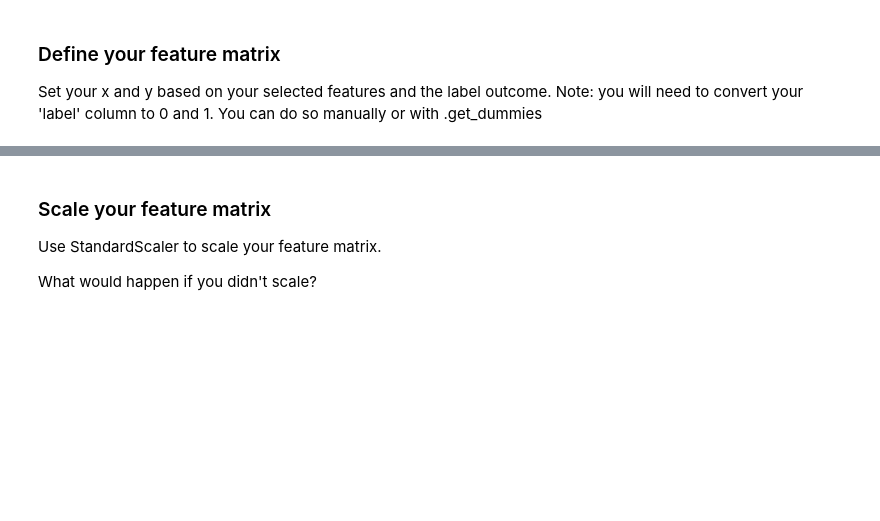
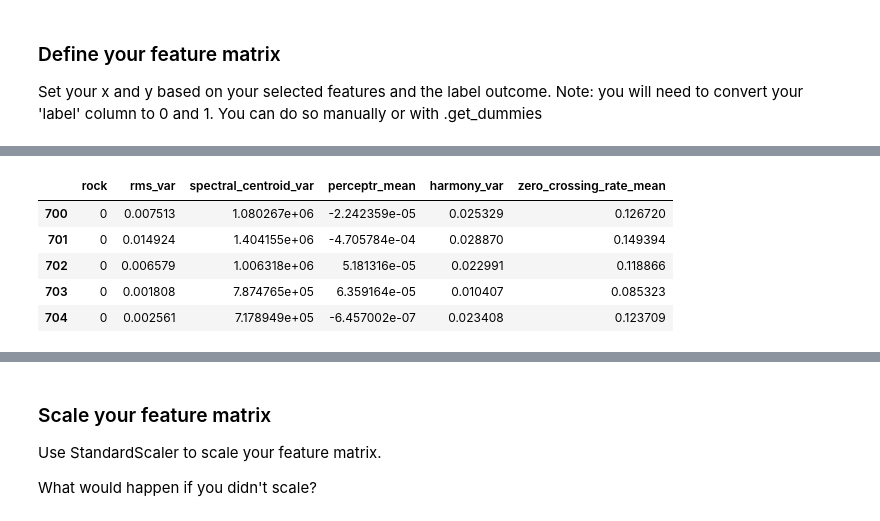
Before and after one commit to SamK65/AudioTechII, a Jupyter notebook: Activities/Activity7_PandasRegression.ipynb, the cells around one changed output, grey strips where cells are left out. Cells and saved outputs as stored; diff of their text form; code cells hidden in the pictures; blank space fills up the shorter version.

```diff
--- a/Activities/Activity7_PandasRegression.ipynb
+++ b/Activities/Activity7_PandasRegression.ipynb
@@ -91,0 +96,14 @@ Note: you will need to convert your 'label' column to 0 and 1. You can do so man
+# %%
+# rms_mean/var, spectral_centroid_mean/var, harmony, perceptr, zcr_var, and the mfccs. of course these will have correlations.
+# feature_matrix = pd.concat([label, ], axis=1)
+features = ["rms_var", "spectral_centroid_var", "perceptr_mean", "harmony_var", "zero_crossing_rate_mean"]
+feature_matrix = df[features]
+feature_matrix = pd.concat([label, feature_matrix], axis=1)
+feature_matrix.head()
+# %% [output]
+|  | rock | rms_var | spectral_centroid_var | perceptr_mean | harmony_var | zero_crossing_rate_mean |
+| 700 | 0 | 0.007513 | 1.080267e+06 | -2.242359e-05 | 0.025329 | 0.126720 |
+| 701 | 0 | 0.014924 | 1.404155e+06 | -4.705784e-04 | 0.028870 | 0.149394 |
+| 702 | 0 | 0.006579 | 1.006318e+06 | 5.181316e-05 | 0.022991 | 0.118866 |
+| 703 | 0 | 0.001808 | 7.874765e+05 | 6.359164e-05 | 0.010407 | 0.085323 |
+| 704 | 0 | 0.002561 | 7.178949e+05 | -6.457002e-07 | 0.023408 | 0.123709 |
```
Also changed, not shown: parts of 20 cells of this notebook.
